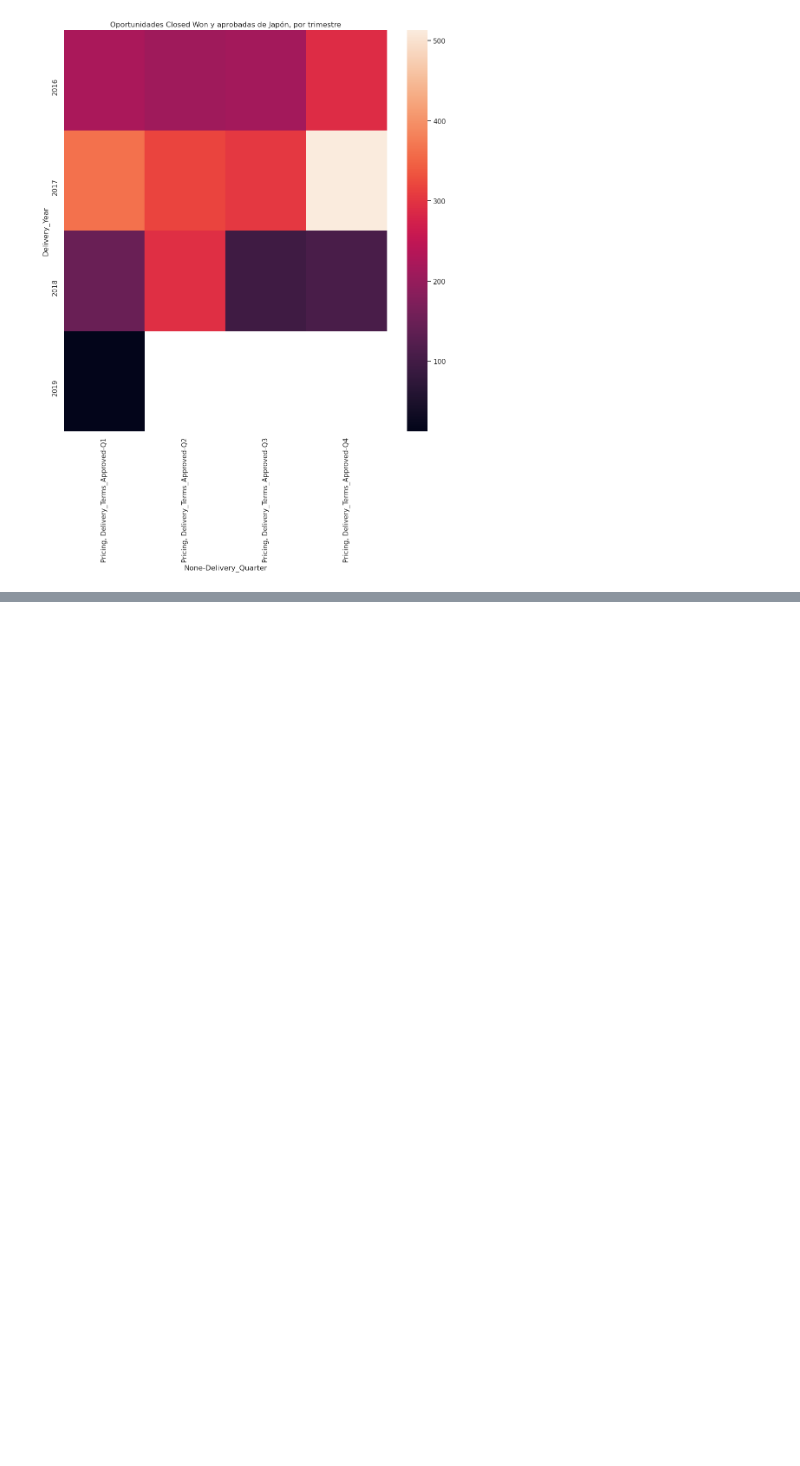
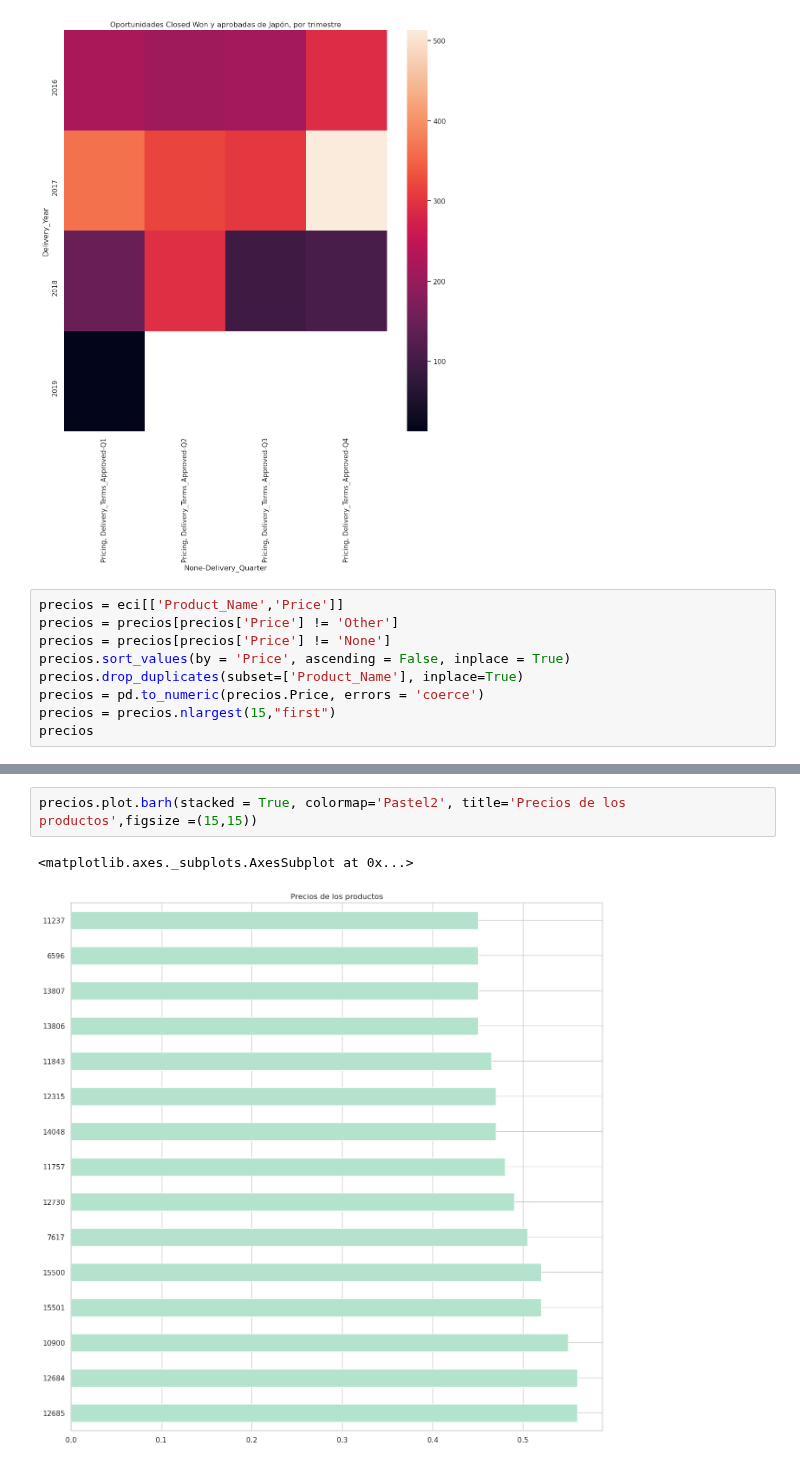
Before and after one commit to germanbc/Organizacion-de-Datos-2c2020-TP1, a Jupyter notebook: TP1 - Daiana v2.ipynb, the cells around one changed output, grey strips where cells are left out. Drawn from its saved outputs; the diff is of its cells as text; blank space fills up the shorter version.

```diff
--- a/TP1 - Daiana v2.ipynb
+++ b/TP1 - Daiana v2.ipynb
@@ -179,3 +179,12 @@ sns.heatmap(JapanQuarters,ax = ax)
 # %% [output]
 <matplotlib.axes._subplots.AxesSubplot at 0x...>
 [figure]
+# %%
+precios = eci[['Product_Name','Price']]
+precios = precios[precios['Price'] != 'Other']
+precios = precios[precios['Price'] != 'None']
+precios.sort_values(by = 'Price', ascending = False, inplace = True)
+precios.drop_duplicates(subset=['Product_Name'], inplace=True)
+precios = pd.to_numeric(precios.Price, errors = 'coerce')
+precios = precios.nlargest(15,"first")
+precios
@@ -181,0 +208,5 @@ sns.heatmap(JapanQuarters,ax = ax)
+# %%
+precios.plot.barh(stacked = True, colormap='Pastel2', title='Precios de los productos',figsize =(15,15))
+# %% [output]
+<matplotlib.axes._subplots.AxesSubplot at 0x...>
+[figure, added]
```
Also changed, not shown: parts of 1 cell of this notebook.
